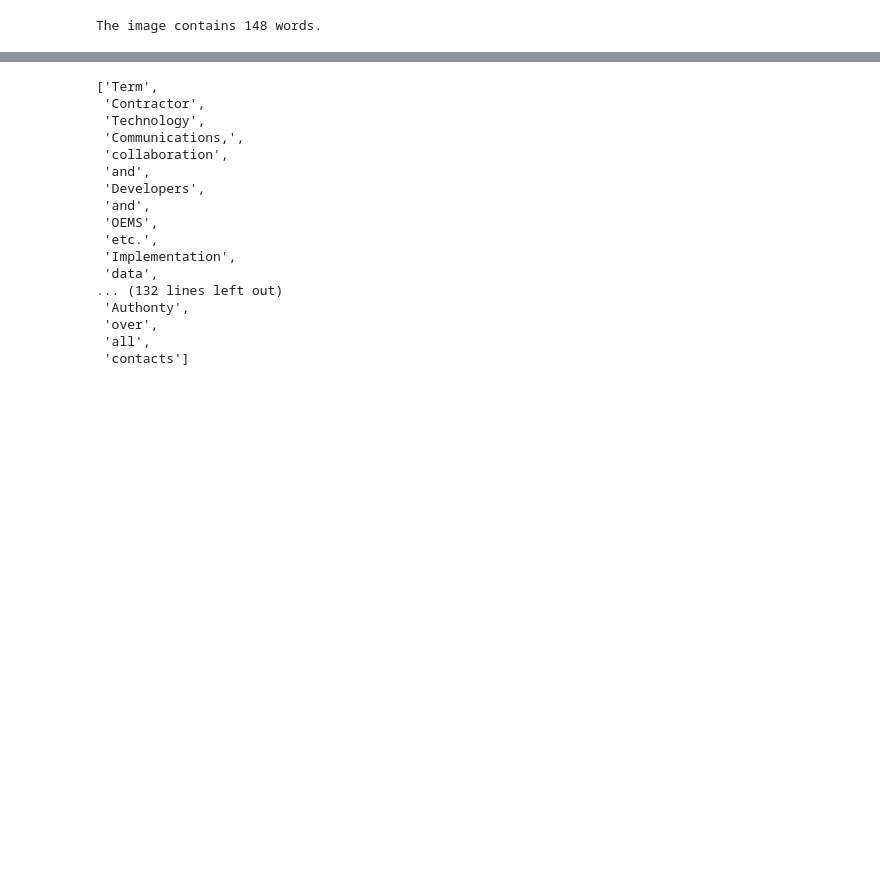
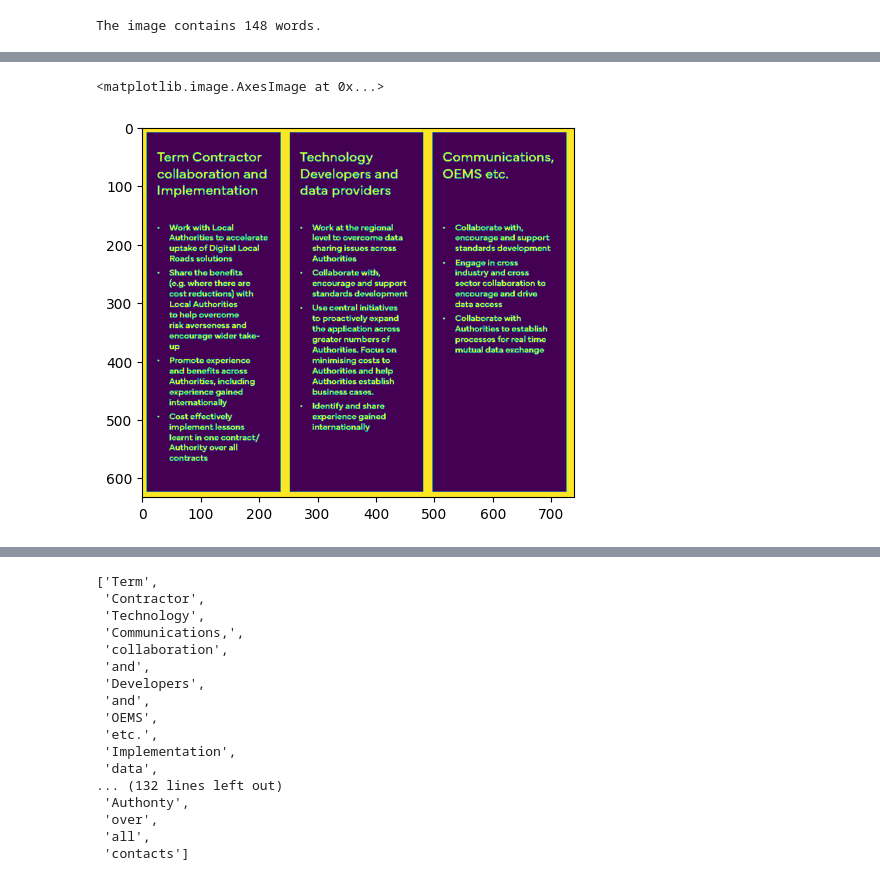
Before and after one commit to GodwinM-amey/Object_detection, a Jupyter notebook: text_detection.ipynb, the cells around one changed output, grey strips where cells are left out. Cells and saved outputs as stored; diff of their text form; code cells hidden in the pictures; blank space fills up the shorter version.

```diff
--- a/text_detection.ipynb
+++ b/text_detection.ipynb
@@ -90,3 +84,8 @@ word_count_cv2 = len(file_contents)
+# %%
+plt.imshow(thresh)
+# %% [output]
+<matplotlib.image.AxesImage at 0x...>
+[figure, added]
 # %%
 print(image_text)
 # %% [output]
```
Also changed, not shown: parts of 5 cells of this notebook.
